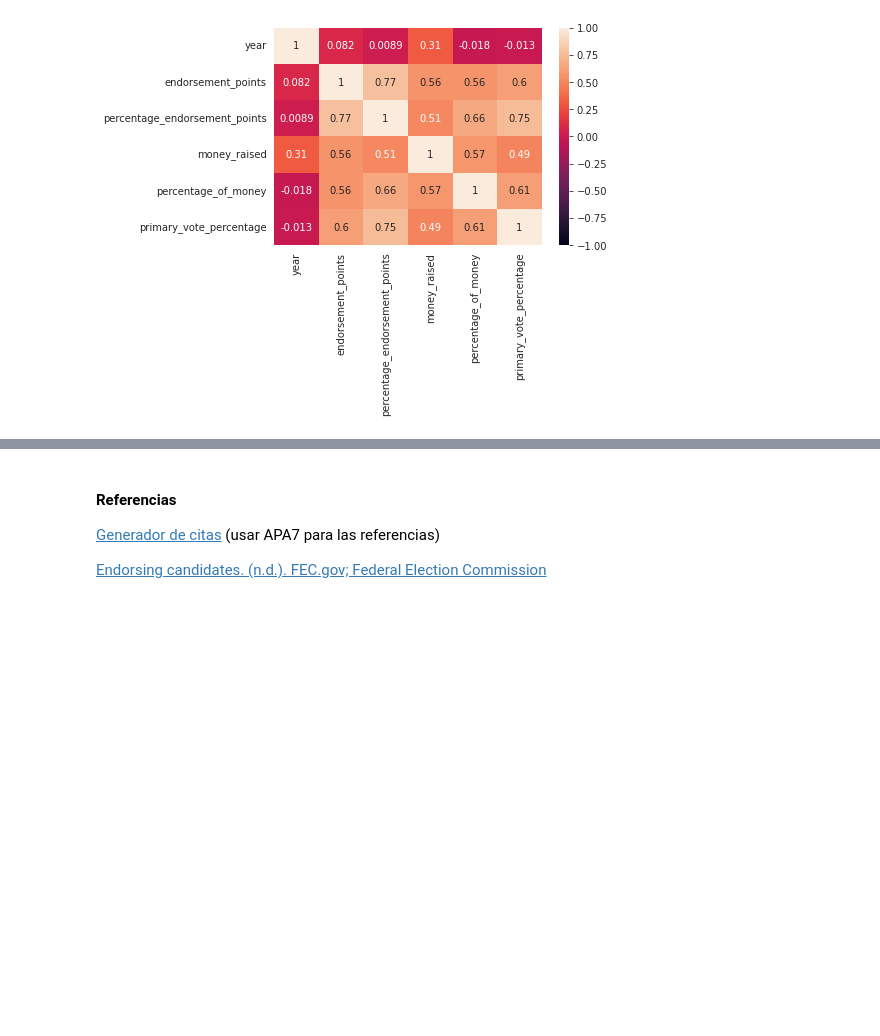
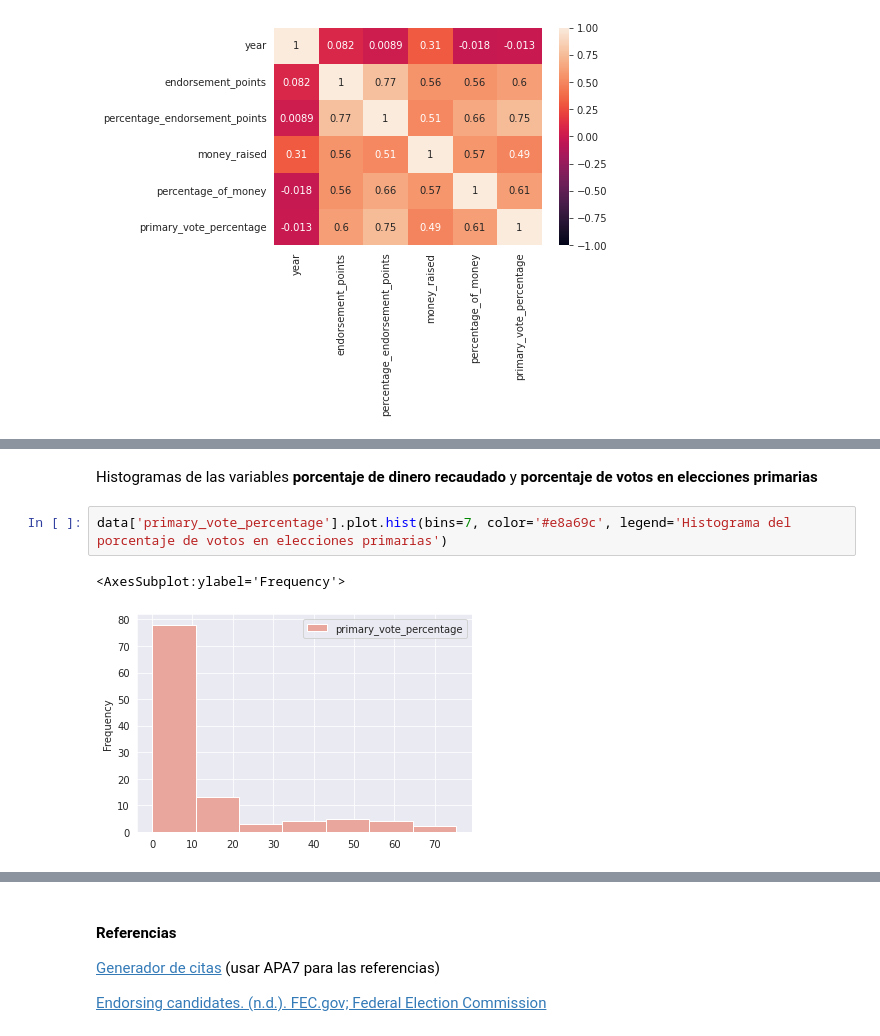
Before and after one commit to 1gnacio/orgadatos-kaggle-tp1, a Jupyter notebook: notebook707f668b56.ipynb, the cells around one changed output, grey strips where cells are left out. Saved outputs shown, nothing was run; the diff lists cells and outputs as text; blank space fills up the shorter version.

```diff
--- a/notebook707f668b56.ipynb
+++ b/notebook707f668b56.ipynb
@@ -383,0 +367,7 @@ rule = alt.Chart(s).mark_rule(color='red').encode(
+# %% [markdown]
+Histogramas de las variables **porcentaje de dinero recaudado** y **porcentaje de votos en elecciones primarias**
+# %%
+data['primary_vote_percentage'].plot.hist(bins=7, color='#e8a69c', legend='Histograma del porcentaje de votos en elecciones primarias')
+# %% [output]
+<AxesSubplot:ylabel='Frequency'>
+[figure, added]
```
Also changed, not shown: parts of 4 cells of this notebook.
